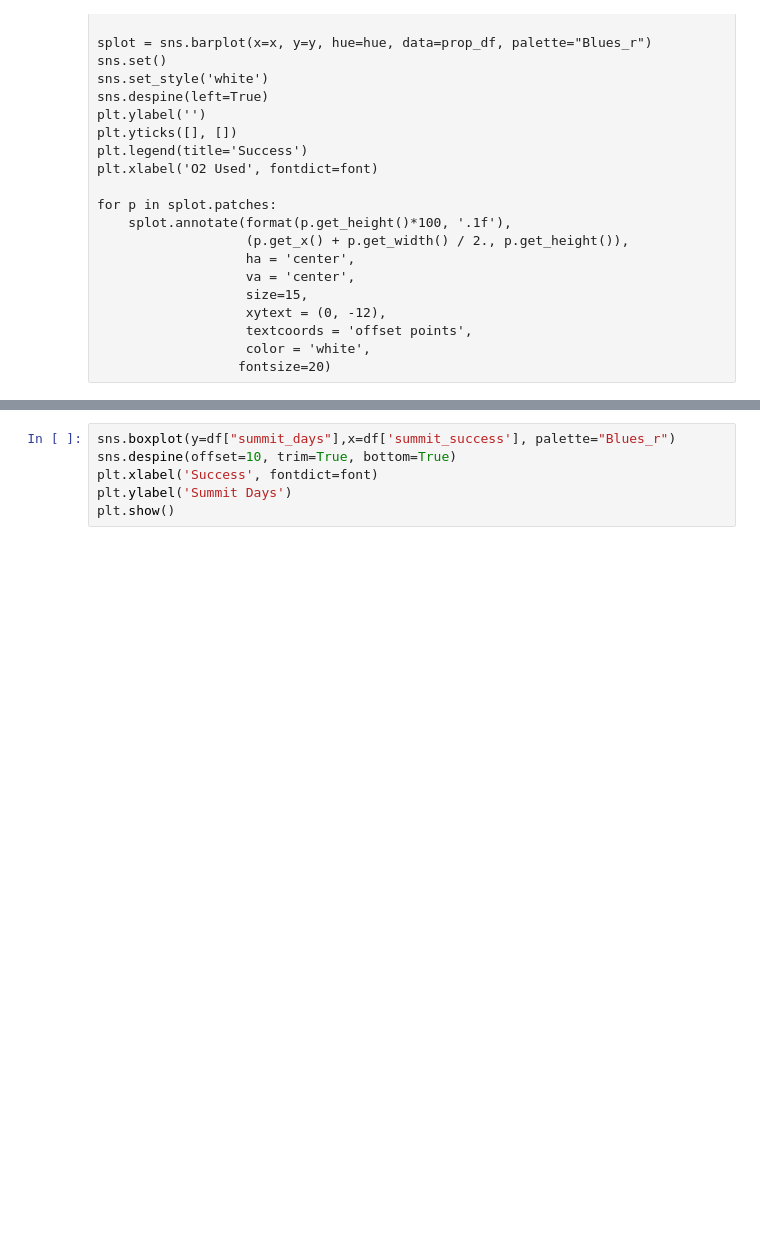
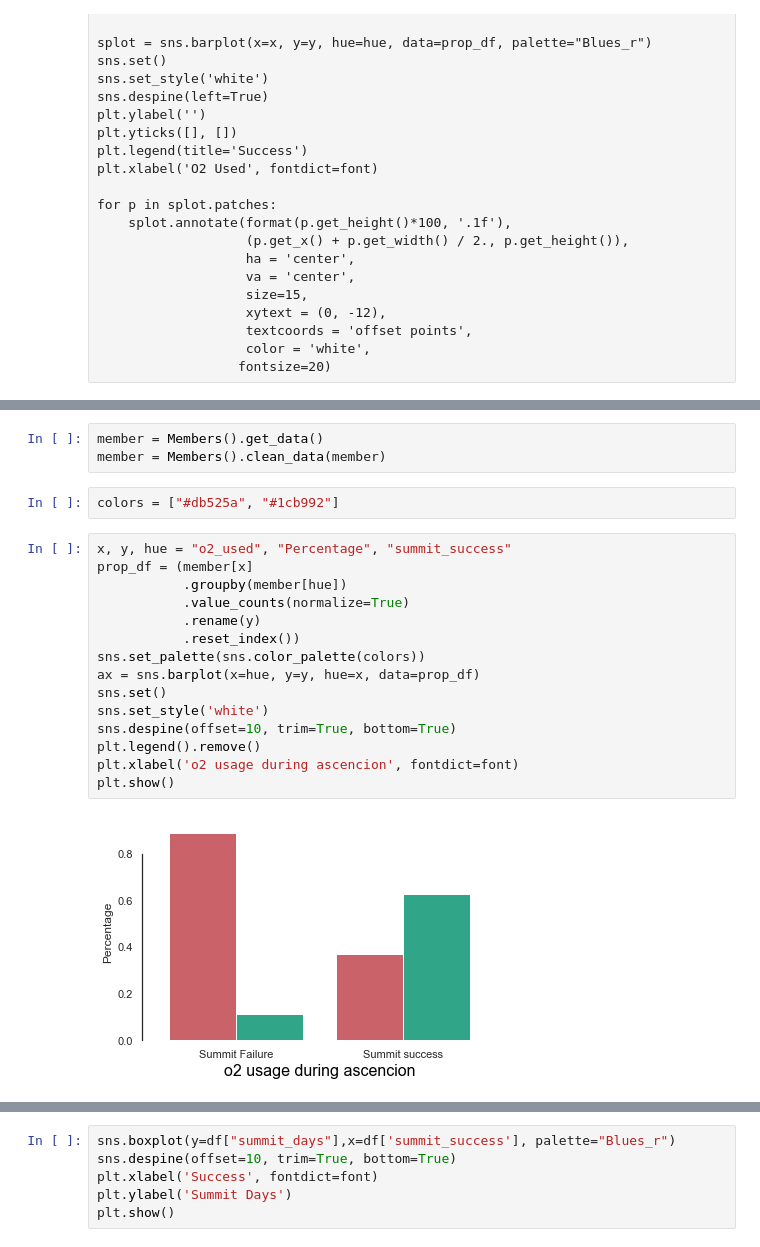
Before and after one commit to JeremyDel/himalaya-project, a Jupyter notebook: himalaya-project/kyril.ipynb, the cells around one changed output, grey strips where cells are left out. Drawn from its saved outputs; the diff is of its cells as text; blank space fills up the shorter version.

```diff
--- a/himalaya-project/kyril.ipynb
+++ b/himalaya-project/kyril.ipynb
@@ -314,0 +412,22 @@ plt.show()
+# %%
+member = Members().get_data()
+member = Members().clean_data(member)
+# %%
+colors = ["#db525a", "#1cb992"]
+# %%
+x, y, hue = "o2_used", "Percentage", "summit_success"
+prop_df = (member[x]
+           .groupby(member[hue])
+           .value_counts(normalize=True)
+           .rename(y)
+           .reset_index())
+sns.set_palette(sns.color_palette(colors))
+ax = sns.barplot(x=hue, y=y, hue=x, data=prop_df)
+sns.set()
+sns.set_style('white')
+sns.despine(offset=10, trim=True, bottom=True)
+plt.legend().remove()
+plt.xlabel('o2 usage during ascencion', fontdict=font)
+plt.show()
+# %% [output]
+[figure, added]
```
Also changed, not shown: parts of 46 cells of this notebook, 10 other files.
